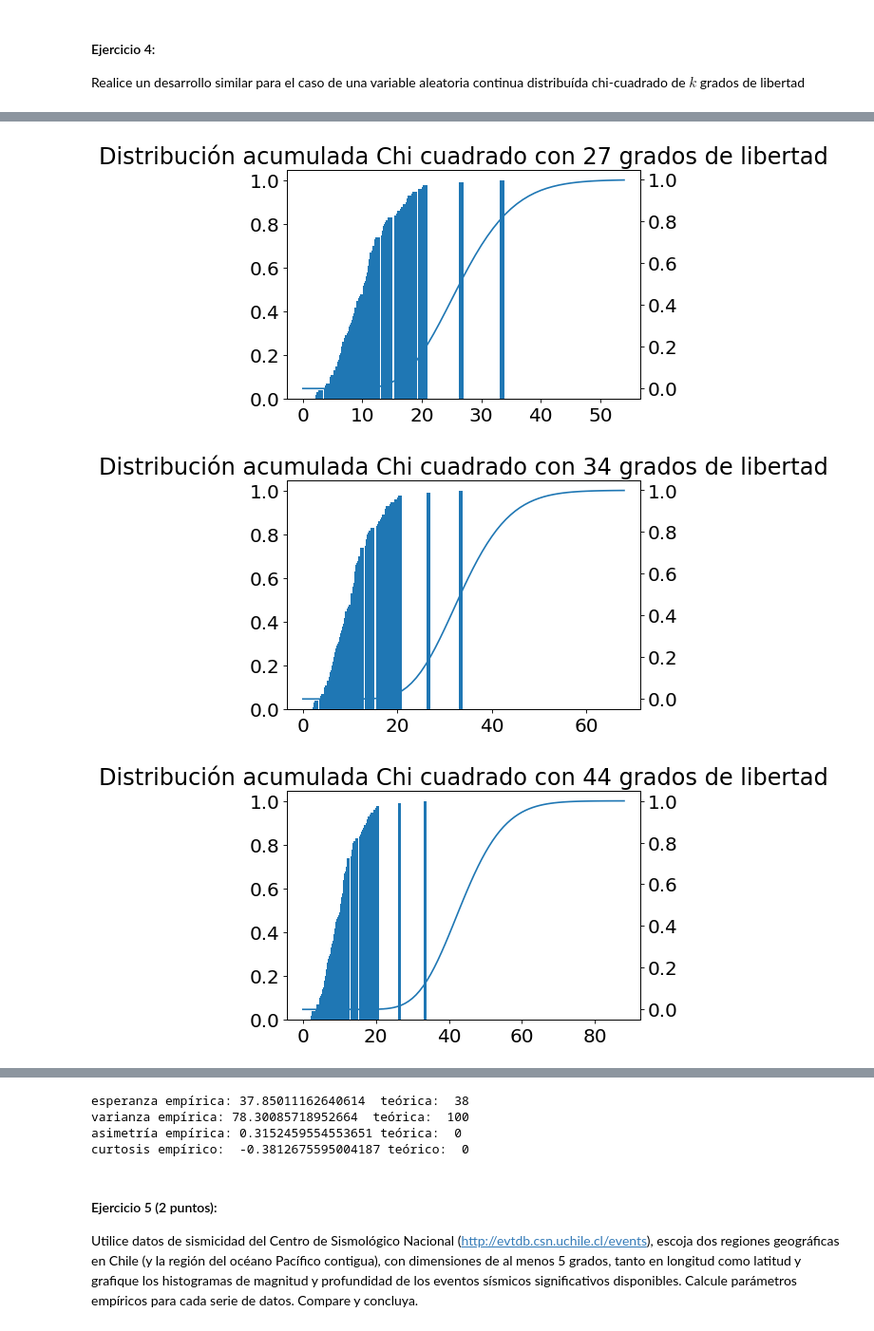
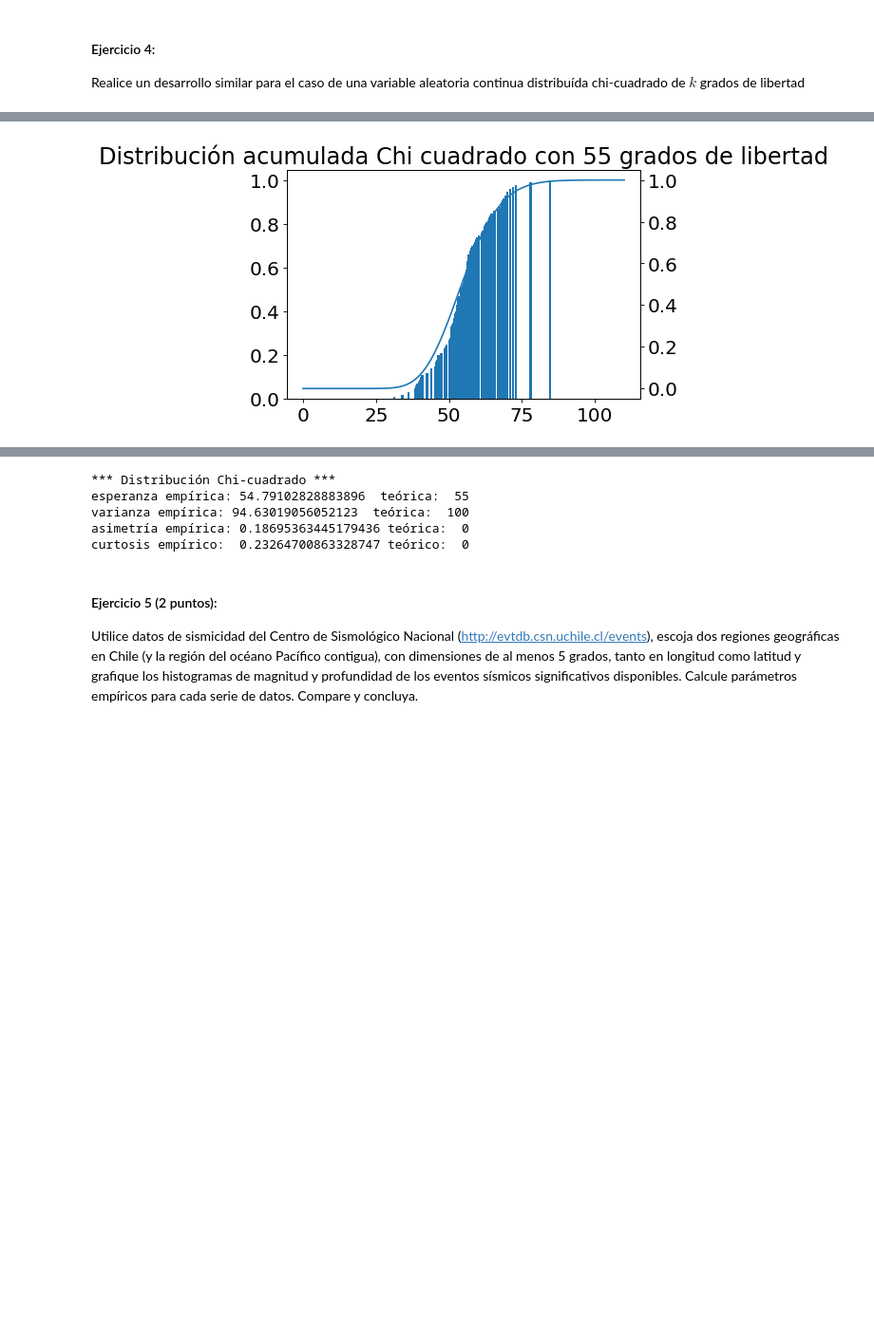
Before and after one commit to dmoram/Laboratorios_Simulacion, a Jupyter notebook: Laboratorio2.ipynb, the cells around one changed output, grey strips where cells are left out. Shown: that part at 95% size. Drawn from its saved outputs; the diff is of its cells as text; code cells hidden in the pictures; blank space fills up the shorter version.

```diff
--- a/Laboratorio2.ipynb
+++ b/Laboratorio2.ipynb
@@ -407,3 +407,24 @@ De acuerdo al experimento se requieren aproximadamente 48300 simulaciones para q
 # %% [markdown]
 #### Ejercicio 4:
 Realice un desarrollo similar para el caso de una variable aleatoria continua distribuída chi-cuadrado de $k$ grados de libertad
+# %%
+from random import randint
+
+size = 100
+k_teorico = 55
+k_arr = [randint(10,80) for _ in range(4)]  # grados de libertad aleatorios
+sigma = 10
+binwidth = 4
+
+datos_chi2_teor = stats.chi2.rvs(df=k_teorico, size=size)
+
+fig, ax = plt.subplots(1, 1,figsize=(6, 4), dpi=80)
+ax.hist(datos_chi2_teor, color = 'blue', edgecolor = 'black')
+ax.set_title("Distribución Chi cuadrado con {} grados de libertad".format(k_teorico))
+
+## probabilidad teórica
+ax2 = ax.twinx()
+vec = list(range(2*k_teorico+1))
+pvec = [stats.chi2.pdf(x=i, df=k_teorico) for i in vec]
+ax2.plot(vec,pvec)
+plt.draw()
@@ -446,26 +460,22 @@ for k_emp in k_arr:
 # %%
 ## gráfica de la distribución empírica Chi-cuadrado acumulada
 def ecdf(data):
     """ Calcula la distribución empírica acumulada"""
     x = np.sort(data)
     n = x.size
     y = np.arange(1, n+1) / n
     return(x,y)
 
-for k in k_arr:
-    fig, ax = plt.subplots(1, 1,figsize=(6, 4), dpi=80)
 
-    x, cum_chi2 = ecdf(datos_chi2)
-    ax.bar(x, cum_chi2)
-    ax.set_title("Distribución acumulada Chi cuadrado con {} grados de libertad".format(k))
-    ## probabilidad teórica
-    ax2 = ax.twinx()
-    vec = list(range(2 * k+1))
-    pvec = [stats.chi2.cdf(x=i, df=k) for i in vec]
-
-    ax2.plot(vec,pvec)
-    plt.draw()
+fig, ax = plt.subplots(1, 1,figsize=(6, 4), dpi=80)
+x, cum_chi2 = ecdf(datos_chi2_teor)
+ax.bar(x, cum_chi2)
+ax.set_title("Distribución acumulada Chi cuadrado con {} grados de libertad".format(k_teorico))
+## probabilidad teórica
+ax2 = ax.twinx()
+vec = list(range(2 * k_teorico+1))
+pvec = [stats.chi2.cdf(x=i, df=k_teorico) for i in vec]
+ax2.plot(vec,pvec)
+plt.draw()
 # %% [output]
-[figure, old version]
+[figure, new version]
-[figure, removed]
-[figure, removed]
@@ -473,18 +482,20 @@ for k in k_arr:
 # %%
 ## Cálculo de esperanza y varianza empírica y teórica
-promedio = sum(datos_chi2)/size
-var_emp = sum((datos_chi2 - promedio) * (datos_chi2 - promedio)) / size
-asim = stats.skew(datos_chi2)
-curtos = stats.kurtosis(datos_chi2)
-print('esperanza empírica:', promedio,' teórica: ', k)
+promedio = sum(datos_chi2_teor) / size
+var_emp = sum((datos_chi2_teor - promedio) * (datos_chi2_teor - promedio)) / size
+asim = stats.skew(datos_chi2_teor)
+curtos = stats.kurtosis(datos_chi2_teor)
+print("*** Distribución Chi-cuadrado ***")
+print('esperanza empírica:', promedio,' teórica: ', k_teorico)
 print('varianza empírica:',var_emp,' teórica: ', sigma*sigma)
 print('asimetría empírica:', asim, 'teórica: ',0)
 print('curtosis empírico: ', curtos, 'teórico: ',0)
 # %% [output]
-esperanza empírica: 37.85011162640614  teórica:  38
-varianza empírica: 78.30085718952664  teórica:  100
-asimetría empírica: 0.3152459554553651 teórica:  0
-curtosis empírico:  -0.3812675595004187 teórico:  0
+*** Distribución Chi-cuadrado ***
+esperanza empírica: 54.79102828883896  teórica:  55
+varianza empírica: 94.63019056052123  teórica:  100
+asimetría empírica: 0.18695363445179436 teórica:  0
+curtosis empírico:  0.23264700863328747 teórico:  0
 # %% [markdown]
 #### Ejercicio 5 (2 puntos):
 Utilice datos de sismicidad del Centro de Sismológico Nacional (http://evtdb.csn.uchile.cl/events), escoja dos  regiones geográficas en Chile (y la región del océano Pacífico contigua), con dimensiones de al menos 5 grados, tanto en longitud como latitud y grafique los histogramas de magnitud y profundidad de los eventos sísmicos significativos disponibles. Calcule parámetros empíricos para cada serie de datos.  Compare y concluya.
```
Also changed, not shown: parts of 18 cells of this notebook, 1 other file.
